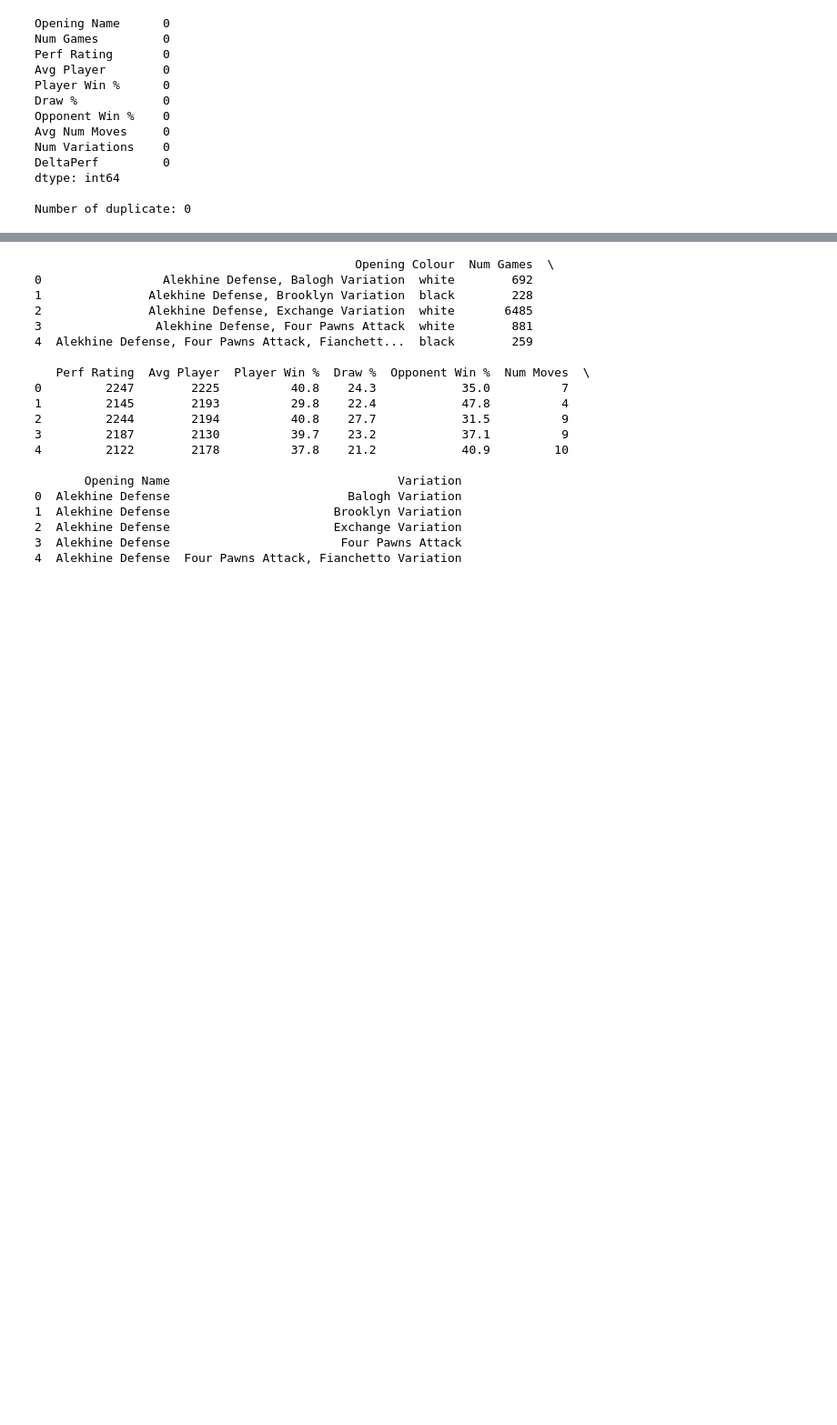
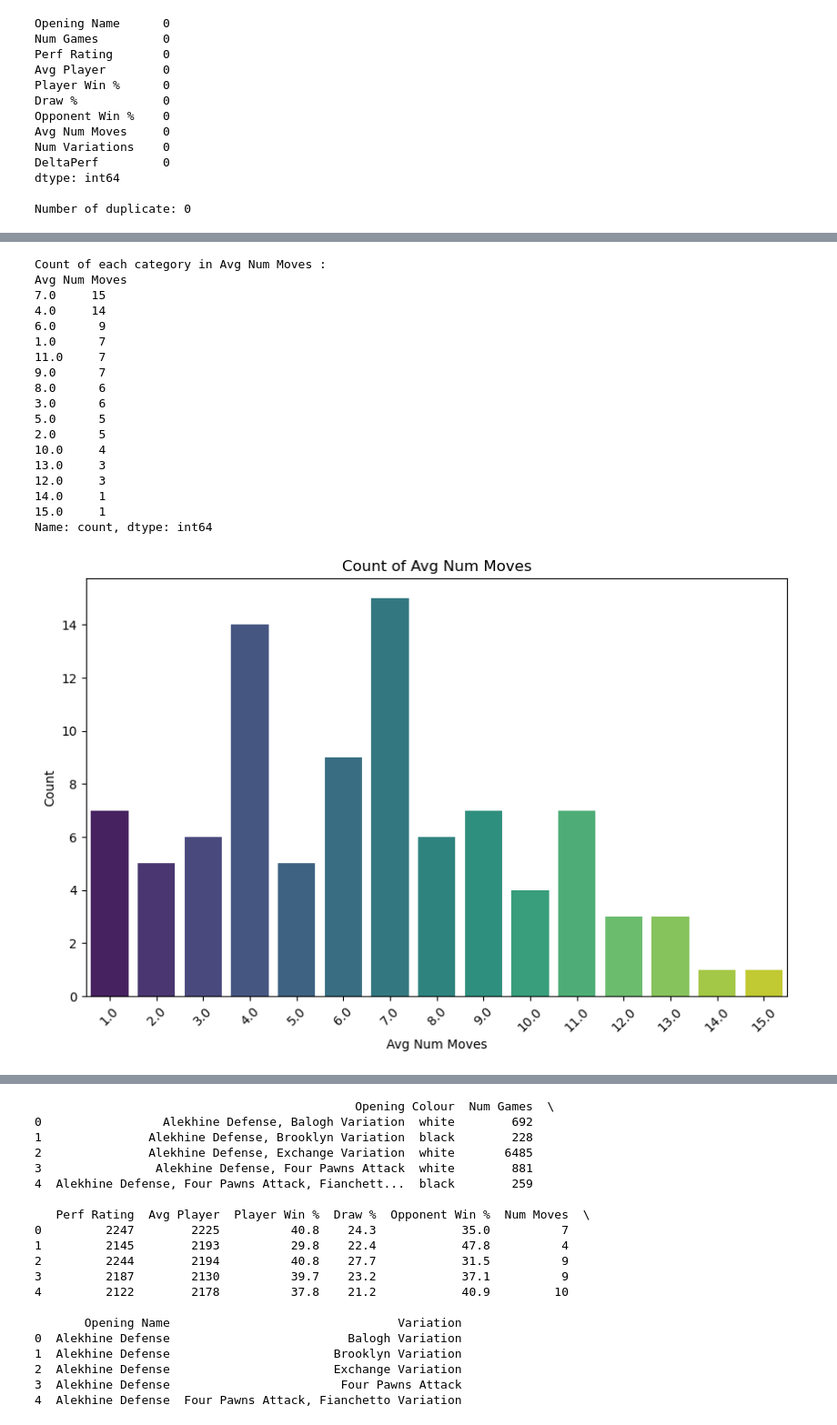
Before and after one commit to alexandredesbos/DAV-CA1, a Jupyter notebook: main.ipynb, the cells around one changed output, grey strips where cells are left out. Shown: that part at 91% size. Drawn from its saved outputs; the diff is of its cells as text; code cells hidden in the pictures; blank space fills up the shorter version.

```diff
--- a/main.ipynb
+++ b/main.ipynb
@@ -170,0 +215,22 @@ Number of duplicate: 0
+# %%
+single_plot_distribution('Avg Num Moves', data)
+# %% [output]
+Count of each category in Avg Num Moves :
+Avg Num Moves
+7.0     15
+4.0     14
+6.0      9
+1.0      7
+11.0     7
+9.0      7
+8.0      6
+3.0      6
+5.0      5
+2.0      5
+10.0     4
+13.0     3
+12.0     3
+14.0     1
+15.0     1
+Name: count, dtype: int64
+[figure, added]
```
Also changed, not shown: parts of 32 cells of this notebook, 6 other files.
